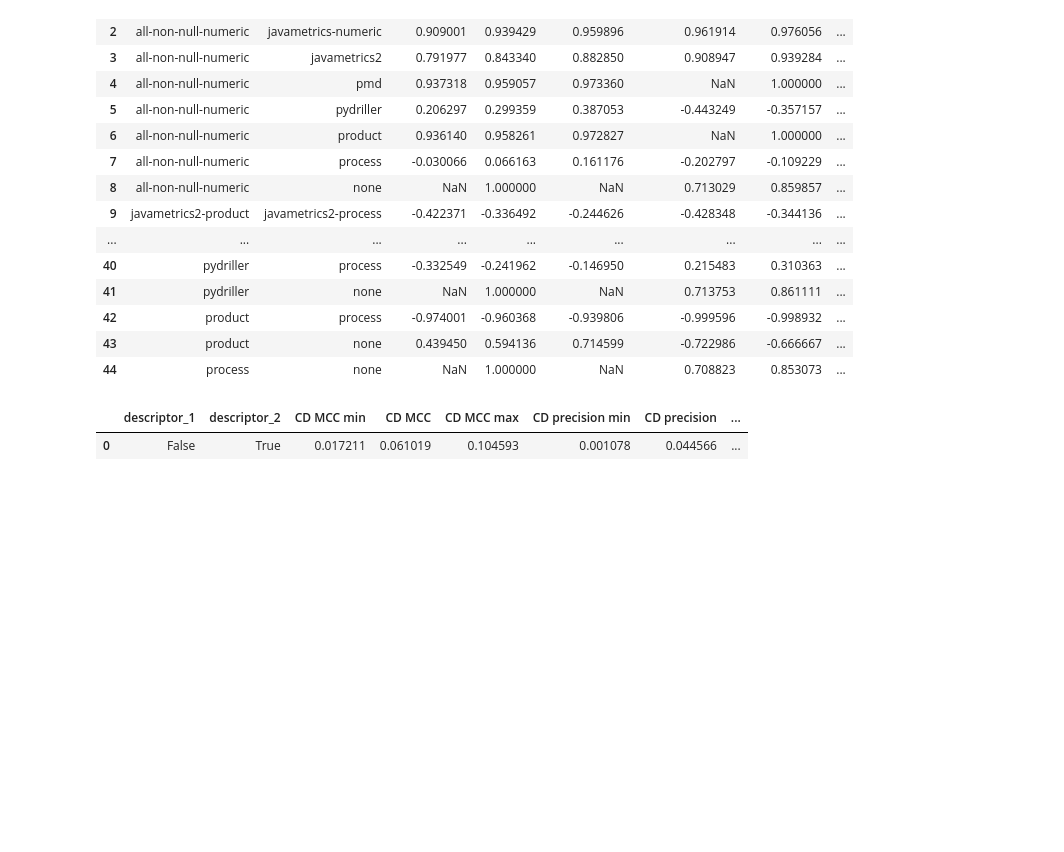
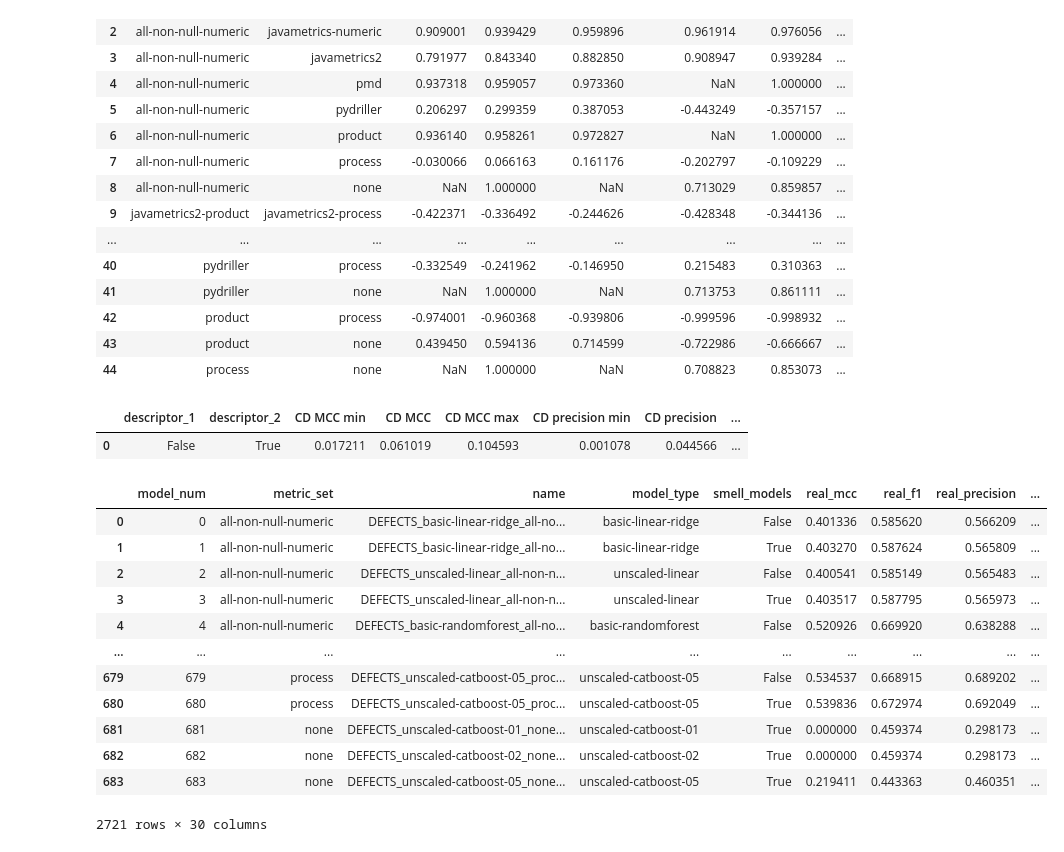
Before and after one commit to tlewowski/defect-prediction, a Jupyter notebook: manual_analysis/basic-metrics/defect-performance-basic-metrics.ipynb, the cells around one changed output. Saved outputs shown, nothing was run; the diff lists cells and outputs as text; code cells hidden in the pictures; blank space fills up the shorter version.

Commit message:
Results for statistical analysis

```diff
--- a/manual_analysis/basic-metrics/defect-performance-basic-metrics.ipynb
+++ b/manual_analysis/basic-metrics/defect-performance-basic-metrics.ipynb
@@ -313,3 +313,19 @@ calculate_cliff_deltas(results, "smell_models")
 # %% [output]
 |  | descriptor_1 | descriptor_2 | CD MCC min | CD MCC | CD MCC max | CD precision min | CD precision | ... |
 | 0 | False | True | 0.017211 | 0.061019 | 0.104593 | 0.001078 | 0.044566 | ... |
+# %%
+results
+# %% [output]
+|  | model_num | metric_set | name | model_type | smell_models | real_mcc | real_f1 | real_precision | ... |
+| 0 | 0 | all-non-null-numeric | DEFECTS_basic-linear-ridge_all-no... | basic-linear-ridge | False | 0.401336 | 0.585620 | 0.566209 | ... |
+| 1 | 1 | all-non-null-numeric | DEFECTS_basic-linear-ridge_all-no... | basic-linear-ridge | True | 0.403270 | 0.587624 | 0.565809 | ... |
+| 2 | 2 | all-non-null-numeric | DEFECTS_unscaled-linear_all-non-n... | unscaled-linear | False | 0.400541 | 0.585149 | 0.565483 | ... |
+| 3 | 3 | all-non-null-numeric | DEFECTS_unscaled-linear_all-non-n... | unscaled-linear | True | 0.403517 | 0.587795 | 0.565973 | ... |
+| 4 | 4 | all-non-null-numeric | DEFECTS_basic-randomforest_all-no... | basic-randomforest | False | 0.520926 | 0.669920 | 0.638288 | ... |
+| ... | ... | ... | ... | ... | ... | ... | ... | ... | ... |
+| 679 | 679 | process | DEFECTS_unscaled-catboost-05_proc... | unscaled-catboost-05 | False | 0.534537 | 0.668915 | 0.689202 | ... |
+| 680 | 680 | process | DEFECTS_unscaled-catboost-05_proc... | unscaled-catboost-05 | True | 0.539836 | 0.672974 | 0.692049 | ... |
+| 681 | 681 | none | DEFECTS_unscaled-catboost-01_none... | unscaled-catboost-01 | True | 0.000000 | 0.459374 | 0.298173 | ... |
+| 682 | 682 | none | DEFECTS_unscaled-catboost-02_none... | unscaled-catboost-02 | True | 0.000000 | 0.459374 | 0.298173 | ... |
+| 683 | 683 | none | DEFECTS_unscaled-catboost-05_none... | unscaled-catboost-05 | True | 0.219411 | 0.443363 | 0.460351 | ... |
+2721 rows × 30 columns
```
Also changed, not shown: parts of 1 cell of this notebook, 10 other files.
